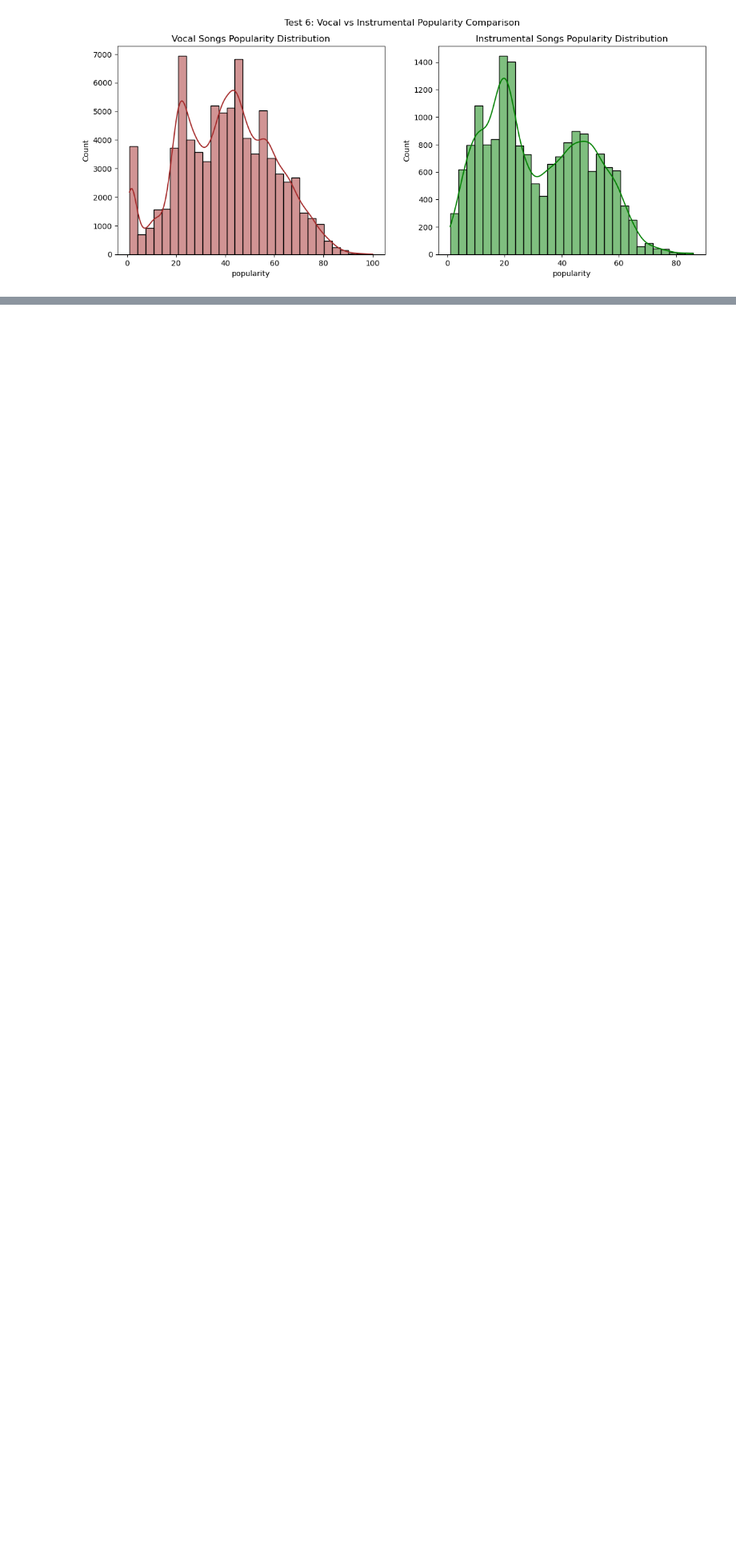
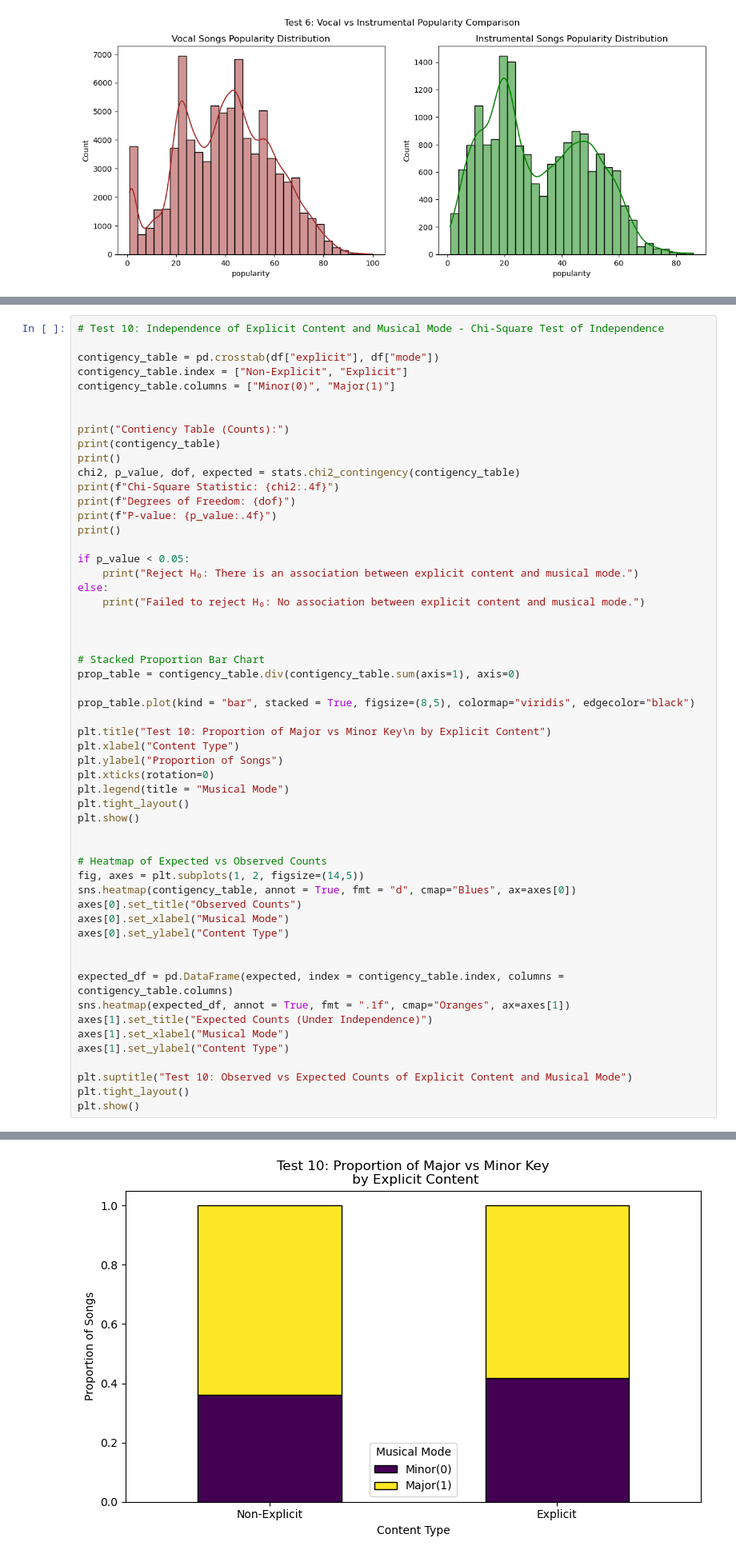
Before and after one commit to canreves/popularity-guesser, a Jupyter notebook: hypothesis-testing.ipynb, the cells around one changed output, grey strips where cells are left out. Shown at 80% size. Drawn from its saved outputs; the diff is of its cells as text; blank space fills up the shorter version.

Commit message:
Test 10 is done.

```diff
--- a/hypothesis-testing.ipynb
+++ b/hypothesis-testing.ipynb
@@ -431,3 +431,59 @@ instrumentalness -0.169673  0.000000e+00         True                    True
            tempo -0.017555  3.901646e-08         True                    True
          valence -0.014224  8.489777e-06         True                    True
 [figure]
+# %%
+# Test 10: Independence of Explicit Content and Musical Mode - Chi-Square Test of Independence
+
+contigency_table = pd.crosstab(df["explicit"], df["mode"])
+contigency_table.index = ["Non-Explicit", "Explicit"]
+contigency_table.columns = ["Minor(0)", "Major(1)"]
+
+
+print("Contiency Table (Counts):")
+print(contigency_table)
+print()
+chi2, p_value, dof, expected = stats.chi2_contingency(contigency_table)
+print(f"Chi-Square Statistic: {chi2:.4f}")
+print(f"Degrees of Freedom: {dof}")
+print(f"P-value: {p_value:.4f}")
+print()
+
+if p_value < 0.05:
+    print("Reject H₀: There is an association between explicit content and musical mode.")
+else:
+    print("Failed to reject H₀: No association between explicit content and musical mode.")
+
+
+
+# Stacked Proportion Bar Chart
+prop_table = contigency_table.div(contigency_table.sum(axis=1), axis=0)
+
+prop_table.plot(kind = "bar", stacked = True, figsize=(8,5), colormap="viridis", edgecolor="black")
+
+plt.title("Test 10: Proportion of Major vs Minor Key\n by Explicit Content")
+plt.xlabel("Content Type")
+plt.ylabel("Proportion of Songs")
+plt.xticks(rotation=0)
+plt.legend(title = "Musical Mode")
+plt.tight_layout()
+plt.show()
+
+
+# Heatmap of Expected vs Observed Counts
+fig, axes = plt.subplots(1, 2, figsize=(14,5))
+sns.heatmap(contigency_table, annot = True, fmt = "d", cmap="Blues", ax=axes[0])
+axes[0].set_title("Observed Counts")
+axes[0].set_xlabel("Musical Mode")
+axes[0].set_ylabel("Content Type")
+
+
+expected_df = pd.DataFrame(expected, index = contigency_table.index, columns = contigency_table.columns)
+sns.heatmap(expected_df, annot = True, fmt = ".1f", cmap="Oranges", ax=axes[1])
+axes[1].set_title("Expected Counts (Under Independence)")
+axes[1].set_xlabel("Musical Mode")
+axes[1].set_ylabel("Content Type")
+
+plt.suptitle("Test 10: Observed vs Expected Counts of Explicit Content and Musical Mode")
+plt.tight_layout()
+plt.show()
+# %% [output]
@@ -433,0 +500 @@ instrumentalness -0.169673  0.000000e+00         True                    True
+[figure, added]
```
Also changed, not shown: parts of 1 cell of this notebook.
